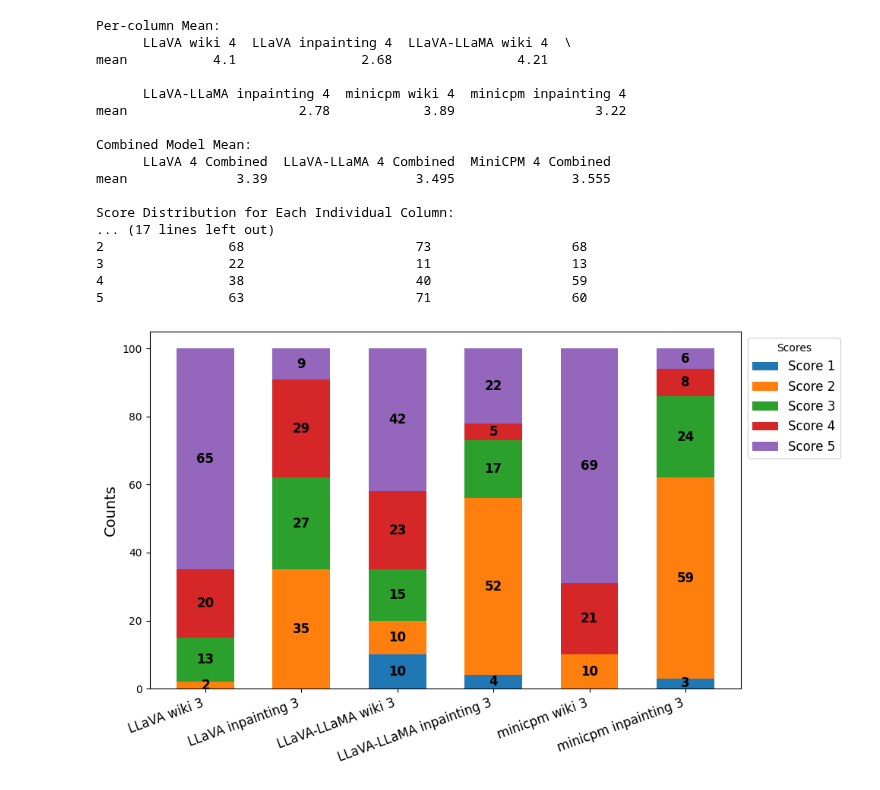
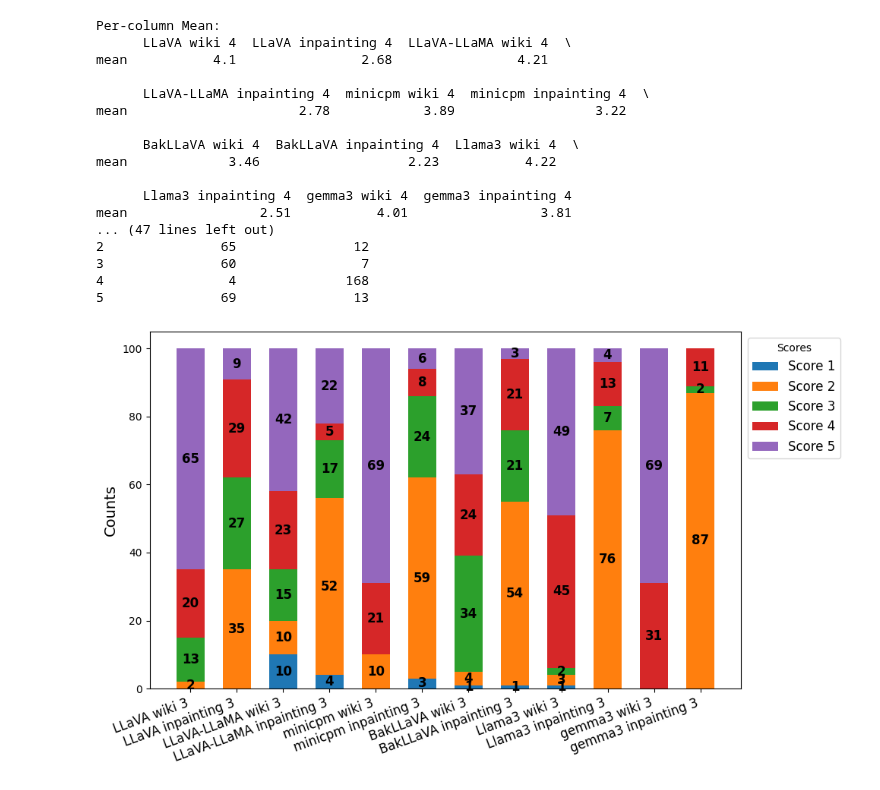
Before and after one commit to santiagoposse/Assessing-LMMs-Capabilities-at-Detecting-Deepfakes, a Jupyter notebook: metrics.ipynb, the cells around one changed output. Drawn from its saved outputs; the diff is of its cells as text; code cells hidden in the pictures.

Commit message:
New models
Added final models including their responses, scores, and metrics

```diff
--- a/metrics.ipynb
+++ b/metrics.ipynb
@@ -64,7 +62,10 @@ def process_model_predictions(wiki_file, inpainting_file):
 models = {
     'llava' : 1,
     'llava_llama' : 2,
-    'minicpm' : 3
+    'minicpm' : 3,
+    'bakllava' : 4,
+    'llama3' : 5,
+    'gemma3' : 6
 }
 
 for model, value in models.items():
@@ -208,26 +215,33 @@ df = pd.read_csv(file_path)
 
 stats = df.describe().loc[['mean']]
 
-df['LLaVA 4 Combined'] = df[['LLaVA wiki 4', 'LLaVA inpainting 4']].mean(axis=1)
-df['LLaVA-LLaMA 4 Combined'] = df[['LLaVA-LLaMA wiki 4', 'LLaVA-LLaMA inpainting 4']].mean(axis=1)
-df['MiniCPM 4 Combined'] = df[['minicpm wiki 4', 'minicpm inpainting 4']].mean(axis=1)
+df['LLaVA Combined'] = df[['LLaVA wiki 4', 'LLaVA inpainting 4']].mean(axis=1)
+df['LLaVA-LLaMA Combined'] = df[['LLaVA-LLaMA wiki 4', 'LLaVA-LLaMA inpainting 4']].mean(axis=1)
+df['MiniCPM Combined'] = df[['minicpm wiki 4', 'minicpm inpainting 4']].mean(axis=1)
+df['BakLLaVA Combined'] = df[['BakLLaVA wiki 4', 'BakLLaVA inpainting 4']].mean(axis=1)
+df['Llama3 Combined'] = df[['Llama3 wiki 4', 'Llama3 inpainting 4']].mean(axis=1)
+df['gemma3 Combined'] = df[['gemma3 wiki 4', 'gemma3 inpainting 4']].mean(axis=1)
 
-combined_stats = df[['LLaVA 4 Combined', 'LLaVA-LLaMA 4 Combined', 'MiniCPM 4 Combined']].describe().loc[['mean']]
+combined_stats = df[['LLaVA Combined', 'LLaVA-LLaMA Combined', 'MiniCPM Combined', 'BakLLaVA Combined', 'Llama3 Combined', 'gemma3 Combined']].describe().loc[['mean']]
 
-column_score_counts = {col: df[col].value_counts().sort_index() for col in df.columns[:-3]}
+column_score_counts = {col: df[col].value_counts().sort_index() for col in df.columns[:-6]}
 column_score_counts_df = pd.DataFrame(column_score_counts).fillna(0).astype(int)
 
 score_counts = {}
 models = {
-    "LLaVA 4 Combined": ['LLaVA wiki 4', 'LLaVA inpainting 4'],
-    "LLaVA-LLaMA 4 Combined": ['LLaVA-LLaMA wiki 4', 'LLaVA-LLaMA inpainting 4'],
-    "MiniCPM 4 Combined": ['minicpm wiki 4', 'minicpm inpainting 4']
+    "LLaVA Combined": ['LLaVA wiki 4', 'LLaVA inpainting 4'],
+    "LLaVA-LLaMA Combined": ['LLaVA-LLaMA wiki 4', 'LLaVA-LLaMA inpainting 4'],
+    "MiniCPM Combined": ['minicpm wiki 4', 'minicpm inpainting 4'],
+    "BakLLaVA Combined": ['BakLLaVA wiki 4', 'BakLLaVA inpainting 4'],
+    "Llama3 Combined": ['Llama3 wiki 4', 'Llama3 inpainting 4'],
+    "gemma3 Combined": ['gemma3 wiki 4', 'gemma3 inpainting 4']
 }
 
 for model, columns in models.items():
     score_counts[model] = df[columns].stack().value_counts().sort_index()
 
 combined_score_counts_df = pd.DataFrame(score_counts).fillna(0).astype(int)
+combined_score_counts_df = combined_score_counts_df.reindex([1, 2, 3, 4, 5], fill_value=0)
 
 print("Per-column Mean:")
 print(stats)
@@ -238,8 +252,6 @@ print(column_score_counts_df)
 print("\nScore Distribution for Combined Models:")
 print(combined_score_counts_df)
 
-combined_score_counts_df = combined_score_counts_df.reindex([1, 2, 3, 4, 5], fill_value=0)
-
 #combined_score_counts_df.to_csv('score_distribution_combined_models_4.csv')
 
 non_combined_score_counts = {col: df[col].value_counts().sort_index() for col in df.columns}
@@ -252,53 +264,56 @@ Per-column Mean:
       LLaVA wiki 4  LLaVA inpainting 4  LLaVA-LLaMA wiki 4  \
 mean           4.1                2.68                4.21
 
-      LLaVA-LLaMA inpainting 4  minicpm wiki 4  minicpm inpainting 4
+      LLaVA-LLaMA inpainting 4  minicpm wiki 4  minicpm inpainting 4  \
 mean                      2.78            3.89                  3.22
 
-Combined Model Mean:
-      LLaVA 4 Combined  LLaVA-LLaMA 4 Combined  MiniCPM 4 Combined
-mean              3.39                   3.495               3.555
+      BakLLaVA wiki 4  BakLLaVA inpainting 4  Llama3 wiki 4  \
+mean             3.46                   2.23           4.22
 
-Score Distribution for Each Individual Column:
-... (17 lines left out)
-2                68                      73                  68
-3                22                      11                  13
-4                38                      40                  59
-5                63                      71                  60
+      Llama3 inpainting 4  gemma3 wiki 4  gemma3 inpainting 4
+mean                 2.51           4.01                 3.81
+... (47 lines left out)
+2               65               12
+3               60                7
+4                4              168
+5               69               13
 # %%
-df = pd.read_csv('scoring/score_distribution_non_combined_columns_3.csv', header=None, usecols=range(1, 7))
+import matplotlib.pyplot as plt
+import numpy as np
+
+df = pd.read_csv('scoring/score_distribution_non_combined_columns_3.csv', header=None, usecols=range(1, 13))
 
 models = df.iloc[0].tolist()
 df = df.iloc[1:]
 
 scores = {f'Score {i}': df.iloc[i - 1].astype(int).tolist() for i in range(1, df.shape[0] + 1)}
 
 x = np.arange(len(models))
 width = 0.6
 fig, ax = plt.subplots(figsize=(10, 6))
 
 bottom_values = np.zeros(len(models))
 
 for score, values in scores.items():
     bars = ax.bar(x, values, width, label=score, bottom=bottom_values)
 
     for bar, value in zip(bars, values):
         if value > 0:
             ax.text(bar.get_x() + bar.get_width() / 2,
                     bar.get_y() + bar.get_height() / 2,
                     str(value), ha='center', va='center', fontsize=12, color='black', fontweight='bold')
 
     bottom_values += values
 
 ax.set_ylabel('Counts', fontsize=14)
 ax.set_ylim(0, max(bottom_values) + 5)
 ax.set_xticks(x)
 ax.set_xticklabels(models, rotation=20, ha='right', fontsize=12)
 
 ax.legend(title='Scores', fontsize=12, loc='upper left', bbox_to_anchor=(1, 1))
 
 plt.tight_layout()
 plt.show()
 # %% [output]
-[figure, old version]
+[figure, new version]
 # %%
```
Also changed, not shown: parts of 5 cells of this notebook, 31 other files.
